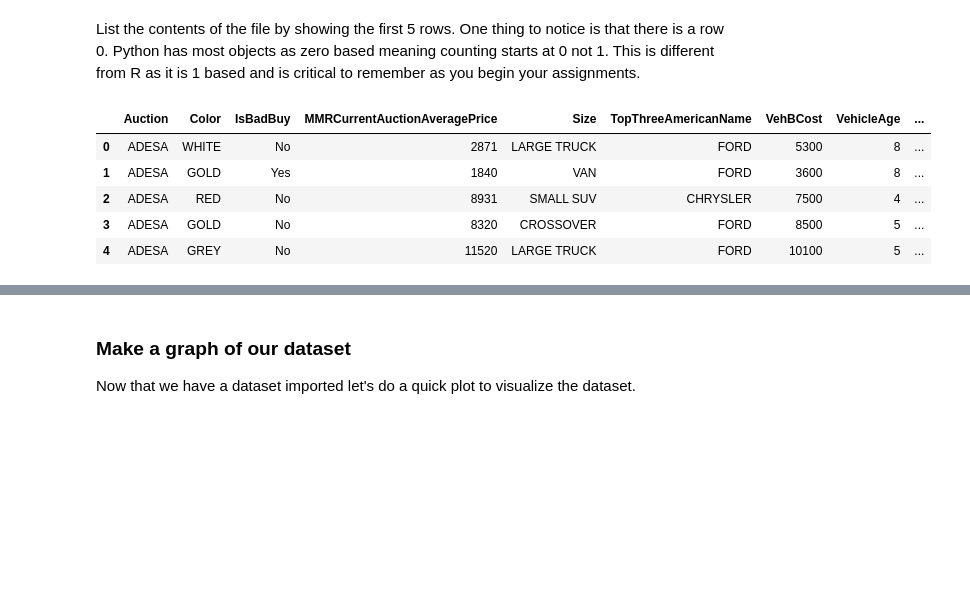
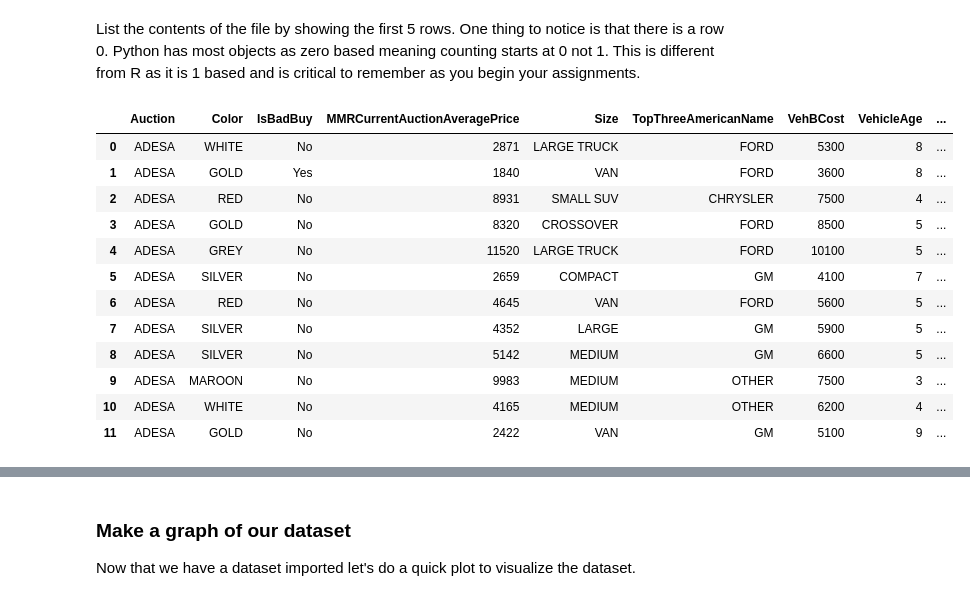
Before and after one commit to matthewpecsok/4482_fall_2022, a Jupyter notebook: labs/Preparation_for_Data_Mining_with_Python_in_Colab.ipynb, the cells around one changed output, grey strips where cells are left out. Cells and saved outputs as stored; diff of their text form; code cells hidden in the pictures; blank space fills up the shorter version.

```diff
--- a/labs/Preparation_for_Data_Mining_with_Python_in_Colab.ipynb
+++ b/labs/Preparation_for_Data_Mining_with_Python_in_Colab.ipynb
@@ -132,11 +134,18 @@ carAuction = pd.read_csv("https://raw.githubusercontent.com/matthewpecsok/4482_f
 # %% [markdown]
 List the contents of the file by showing the first 5 rows. One thing to notice is that there is a row 0. Python has most objects as zero based meaning counting starts at 0 not 1. This is different from R as it is 1 based and is critical to remember as you begin your assignments.
 # %%
-carAuction.head(5)
+carAuction.head(12)
 # %% [output]
 |  | Auction | Color | IsBadBuy | MMRCurrentAuctionAveragePrice | Size | TopThreeAmericanName | VehBCost | VehicleAge | ... |
 | 0 | ADESA | WHITE | No | 2871 | LARGE TRUCK | FORD | 5300 | 8 | ... |
 | 1 | ADESA | GOLD | Yes | 1840 | VAN | FORD | 3600 | 8 | ... |
 | 2 | ADESA | RED | No | 8931 | SMALL SUV | CHRYSLER | 7500 | 4 | ... |
 | 3 | ADESA | GOLD | No | 8320 | CROSSOVER | FORD | 8500 | 5 | ... |
 | 4 | ADESA | GREY | No | 11520 | LARGE TRUCK | FORD | 10100 | 5 | ... |
+| 5 | ADESA | SILVER | No | 2659 | COMPACT | GM | 4100 | 7 | ... |
+| 6 | ADESA | RED | No | 4645 | VAN | FORD | 5600 | 5 | ... |
+| 7 | ADESA | SILVER | No | 4352 | LARGE | GM | 5900 | 5 | ... |
+| 8 | ADESA | SILVER | No | 5142 | MEDIUM | GM | 6600 | 5 | ... |
+| 9 | ADESA | MAROON | No | 9983 | MEDIUM | OTHER | 7500 | 3 | ... |
+| 10 | ADESA | WHITE | No | 4165 | MEDIUM | OTHER | 6200 | 4 | ... |
+| 11 | ADESA | GOLD | No | 2422 | VAN | GM | 5100 | 9 | ... |
```
Also changed, not shown: parts of 3 cells of this notebook.
